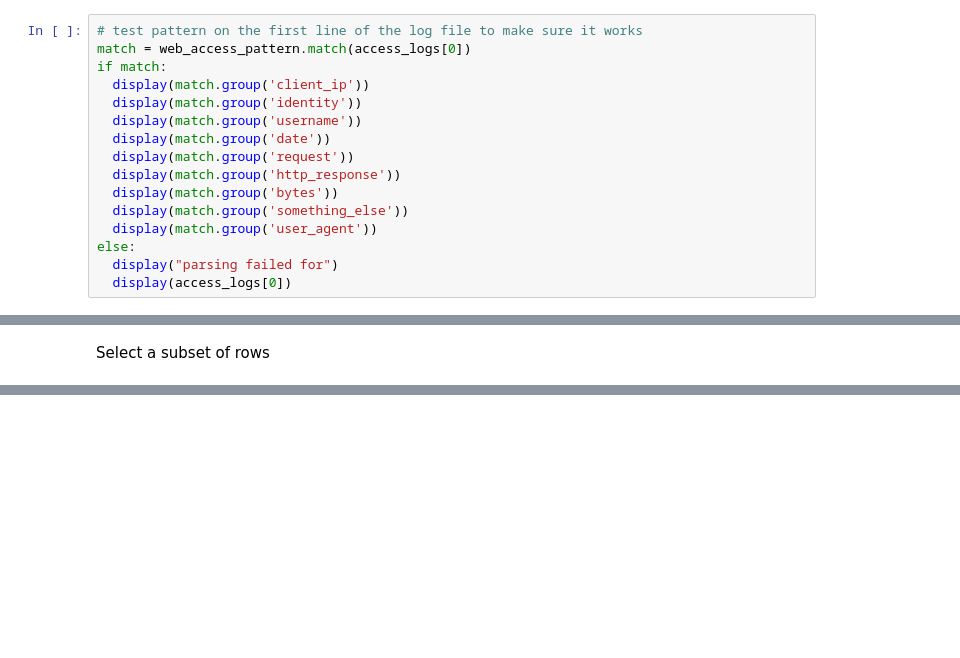
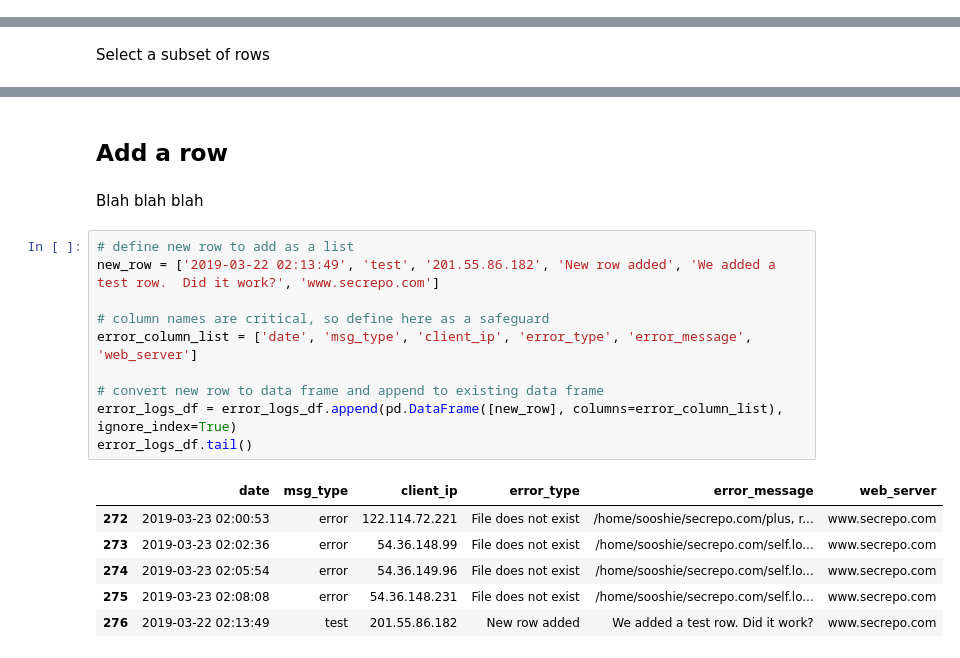
Before and after one commit to urbansec/ds101, a Jupyter notebook: DS101_DataBasics.ipynb, the cells around one changed output, grey strips where cells are left out. Saved outputs shown, nothing was run; the diff lists cells and outputs as text; blank space fills up the shorter version.

```diff
--- a/DS101_DataBasics.ipynb
+++ b/DS101_DataBasics.ipynb
@@ -83,16 +100,0 @@ web_access_pattern = re.compile('(?P<client_ip>\S+)'
-# %%
-# test pattern on the first line of the log file to make sure it works
-match = web_access_pattern.match(access_logs[0])
-if match:
-  display(match.group('client_ip'))
-  display(match.group('identity'))
-  display(match.group('username'))
-  display(match.group('date'))
-  display(match.group('request'))
-  display(match.group('http_response'))
-  display(match.group('bytes'))
-  display(match.group('something_else'))
-  display(match.group('user_agent'))
-else:
-  display("parsing failed for")
-  display(access_logs[0])
@@ -212,0 +219,21 @@ access_logs_df.loc[access_logs_df['client_ip'] == '127.0.0.1',]
+# %% [markdown]
+## Add a row
+# %% [markdown]
+Blah blah blah
+# %%
+# define new row to add as a list
+new_row = ['2019-03-22 02:13:49', 'test', '201.55.86.182', 'New row added', 'We added a test row.  Did it work?', 'www.secrepo.com']
+
+# column names are critical, so define here as a safeguard
+error_column_list = ['date', 'msg_type', 'client_ip', 'error_type', 'error_message', 'web_server']
+
+# convert new row to data frame and append to existing data frame
+error_logs_df = error_logs_df.append(pd.DataFrame([new_row], columns=error_column_list), ignore_index=True)
+error_logs_df.tail()
+# %% [output]
+|  | date | msg_type | client_ip | error_type | error_message | web_server |
+| 272 | 2019-03-23 02:00:53 | error | 122.114.72.221 | File does not exist | /home/sooshie/secrepo.com/plus, r... | www.secrepo.com |
+| 273 | 2019-03-23 02:02:36 | error | 54.36.148.99 | File does not exist | /home/sooshie/secrepo.com/self.lo... | www.secrepo.com |
+| 274 | 2019-03-23 02:05:54 | error | 54.36.149.96 | File does not exist | /home/sooshie/secrepo.com/self.lo... | www.secrepo.com |
+| 275 | 2019-03-23 02:08:08 | error | 54.36.148.231 | File does not exist | /home/sooshie/secrepo.com/self.lo... | www.secrepo.com |
+| 276 | 2019-03-22 02:13:49 | test | 201.55.86.182 | New row added | We added a test row. Did it work? | www.secrepo.com |
```
Also changed, not shown: parts of 60 cells of this notebook.
